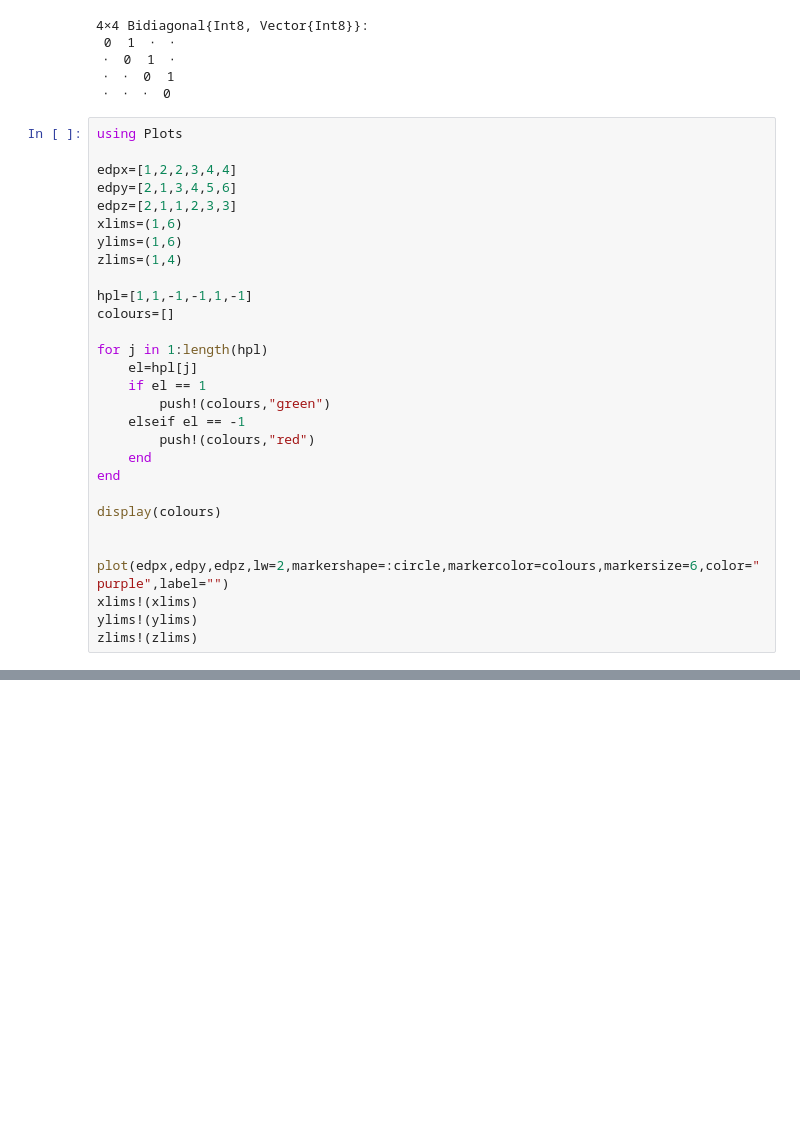
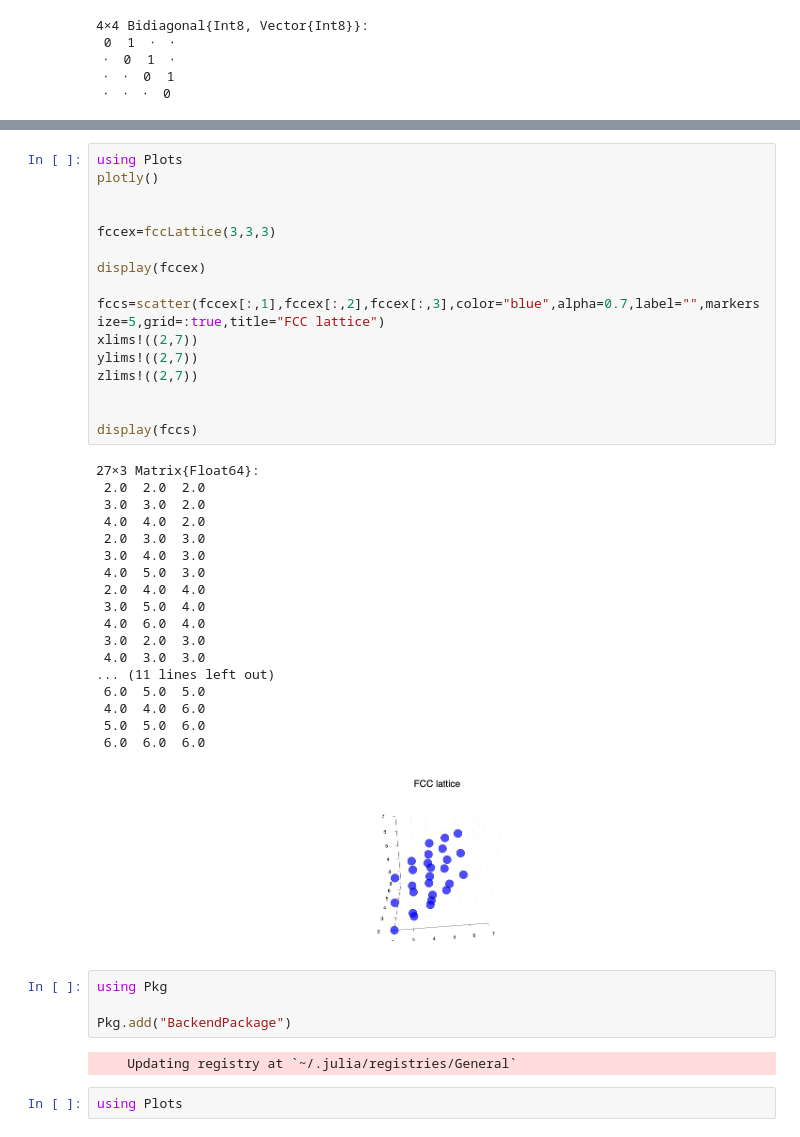
Before and after one commit to DAlamRG/PF, a Jupyter notebook: Pruebas.ipynb, the cells around one changed output, grey strips where cells are left out. Saved outputs shown, nothing was run; the diff lists cells and outputs as text; blank space fills up the shorter version.

Commit message:
Continued working on fcc lattice

```diff
--- a/Pruebas.ipynb
+++ b/Pruebas.ipynb
@@ -1403,32 +1403,3 @@ adjacencyM(4)
  ⋅  0  1  ⋅
  ⋅  ⋅  0  1
  ⋅  ⋅  ⋅  0
-# %%
-using Plots
-
-edpx=[1,2,2,3,4,4]
-edpy=[2,1,3,4,5,6]
-edpz=[2,1,1,2,3,3]
-xlims=(1,6)
-ylims=(1,6)
-zlims=(1,4)
-
-hpl=[1,1,-1,-1,1,-1]
-colours=[]
-
-for j in 1:length(hpl)
-    el=hpl[j]
-    if el == 1
-        push!(colours,"green")
-    elseif el == -1
-        push!(colours,"red")
-    end
-end
-
-display(colours)
-
-
-plot(edpx,edpy,edpz,lw=2,markershape=:circle,markercolor=colours,markersize=6,color="purple",label="")
-xlims!(xlims)
-ylims!(ylims)
-zlims!(zlims)
@@ -1461,0 +1520,43 @@ push!(dc,[1,2])
+# %%
+using Plots
+plotly()
+
+
+fccex=fccLattice(3,3,3)
+
+display(fccex)
+
+fccs=scatter(fccex[:,1],fccex[:,2],fccex[:,3],color="blue",alpha=0.7,label="",markersize=5,grid=:true,title="FCC lattice")
+xlims!((2,7))
+ylims!((2,7))
+zlims!((2,7))
+
+
+display(fccs)
+# %% [output]
+27×3 Matrix{Float64}:
+ 2.0  2.0  2.0
+ 3.0  3.0  2.0
+ 4.0  4.0  2.0
+ 2.0  3.0  3.0
+ 3.0  4.0  3.0
+ 4.0  5.0  3.0
+ 2.0  4.0  4.0
+ 3.0  5.0  4.0
+ 4.0  6.0  4.0
+ 3.0  2.0  3.0
+ 4.0  3.0  3.0
+... (11 lines left out)
+ 6.0  5.0  5.0
+ 4.0  4.0  6.0
+ 5.0  5.0  6.0
+ 6.0  6.0  6.0
+[figure, added]
+# %%
+using Pkg
+
+Pkg.add("BackendPackage")
+# %% [output]
+    Updating registry at `~/.julia/registries/General`
+# %%
+using Plots
```
Also changed, not shown: parts of 15 cells of this notebook, 7 other files.
